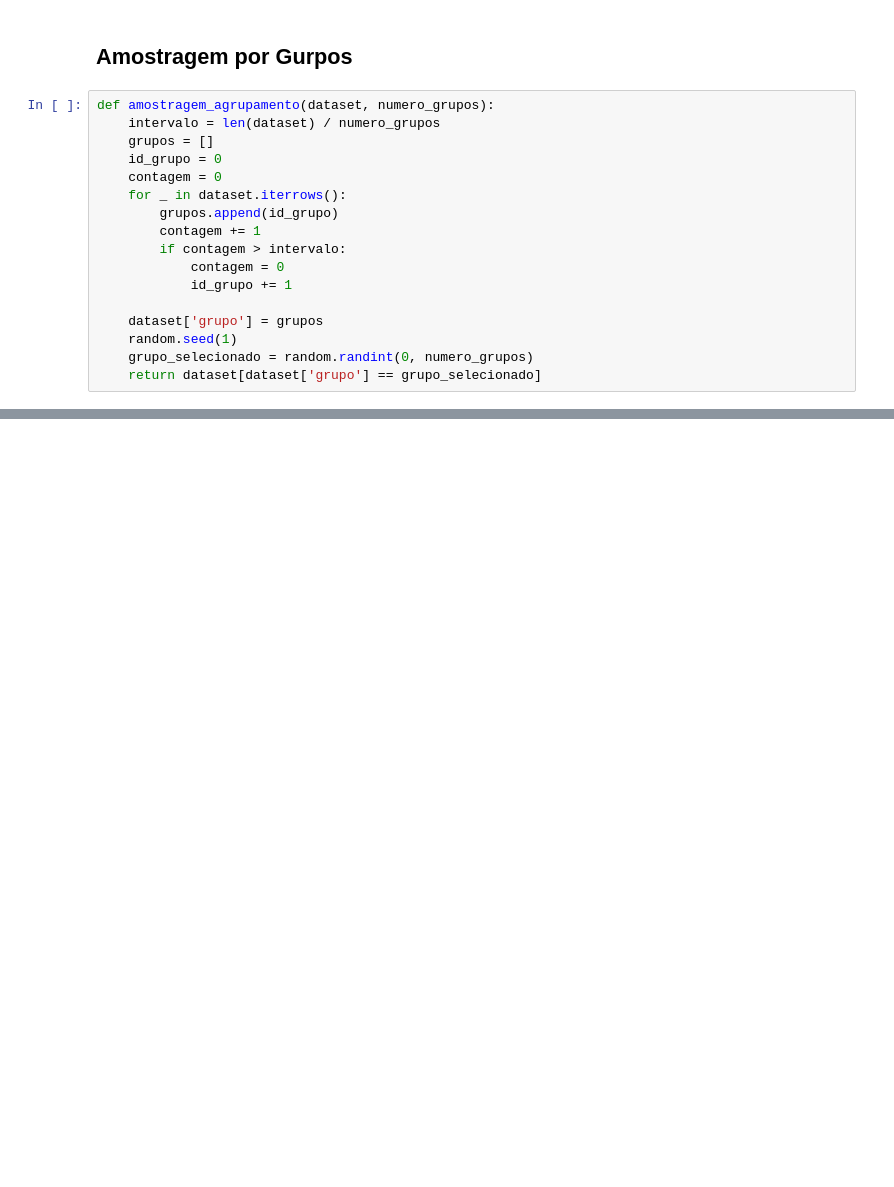
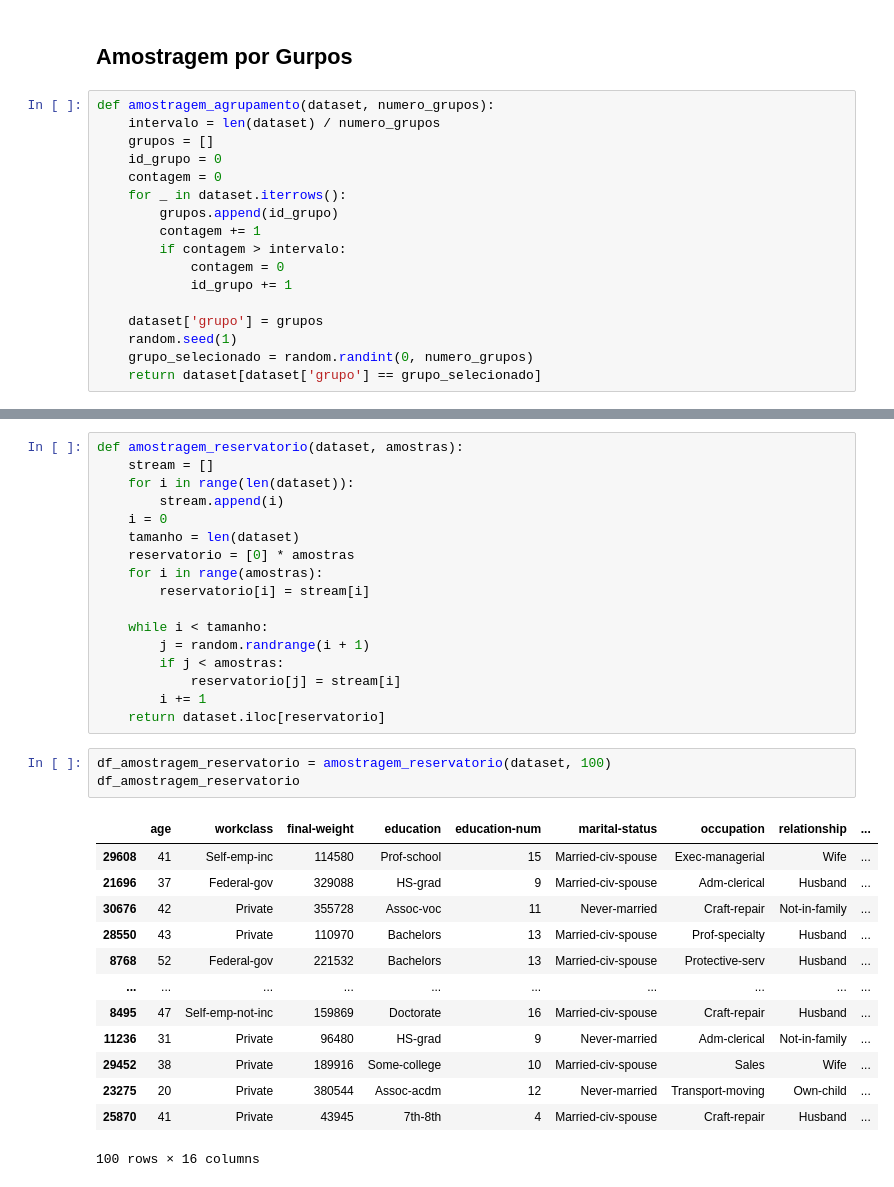
Before and after one commit to michelprosite/Estat-stica-para-Ci-ncia-de-Dados-e-Machine-Learning, a Jupyter notebook: amostragem.ipynb, the cells around one changed output, grey strips where cells are left out. Drawn from its saved outputs; the diff is of its cells as text; blank space fills up the shorter version.

```diff
--- a/amostragem.ipynb
+++ b/amostragem.ipynb
@@ -135,0 +151,34 @@ df_amostragem_agrupamento
+# %%
+def amostragem_reservatorio(dataset, amostras):
+    stream = []
+    for i in range(len(dataset)):
+        stream.append(i)
+    i = 0
+    tamanho = len(dataset)
+    reservatorio = [0] * amostras
+    for i in range(amostras):
+        reservatorio[i] = stream[i]
+
+    while i < tamanho:
+        j = random.randrange(i + 1)
+        if j < amostras:
+            reservatorio[j] = stream[i]
+        i += 1
+    return dataset.iloc[reservatorio]
+# %%
+df_amostragem_reservatorio = amostragem_reservatorio(dataset, 100)
+df_amostragem_reservatorio
+# %% [output]
+|  | age | workclass | final-weight | education | education-num | marital-status | occupation | relationship | ... |
+| 29608 | 41 | Self-emp-inc | 114580 | Prof-school | 15 | Married-civ-spouse | Exec-managerial | Wife | ... |
+| 21696 | 37 | Federal-gov | 329088 | HS-grad | 9 | Married-civ-spouse | Adm-clerical | Husband | ... |
+| 30676 | 42 | Private | 355728 | Assoc-voc | 11 | Never-married | Craft-repair | Not-in-family | ... |
+| 28550 | 43 | Private | 110970 | Bachelors | 13 | Married-civ-spouse | Prof-specialty | Husband | ... |
+| 8768 | 52 | Federal-gov | 221532 | Bachelors | 13 | Married-civ-spouse | Protective-serv | Husband | ... |
+| ... | ... | ... | ... | ... | ... | ... | ... | ... | ... |
+| 8495 | 47 | Self-emp-not-inc | 159869 | Doctorate | 16 | Married-civ-spouse | Craft-repair | Husband | ... |
+| 11236 | 31 | Private | 96480 | HS-grad | 9 | Never-married | Adm-clerical | Not-in-family | ... |
+| 29452 | 38 | Private | 189916 | Some-college | 10 | Married-civ-spouse | Sales | Wife | ... |
+| 23275 | 20 | Private | 380544 | Assoc-acdm | 12 | Never-married | Transport-moving | Own-child | ... |
+| 25870 | 41 | Private | 43945 | 7th-8th | 4 | Married-civ-spouse | Craft-repair | Husband | ... |
+100 rows × 16 columns
```
Also changed, not shown: parts of 6 cells of this notebook.
